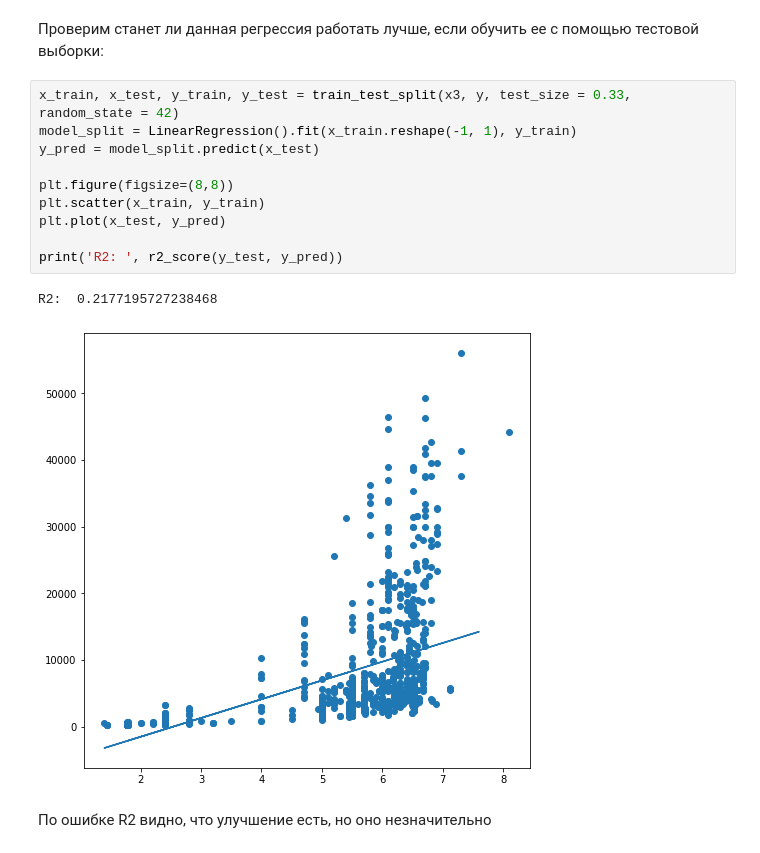
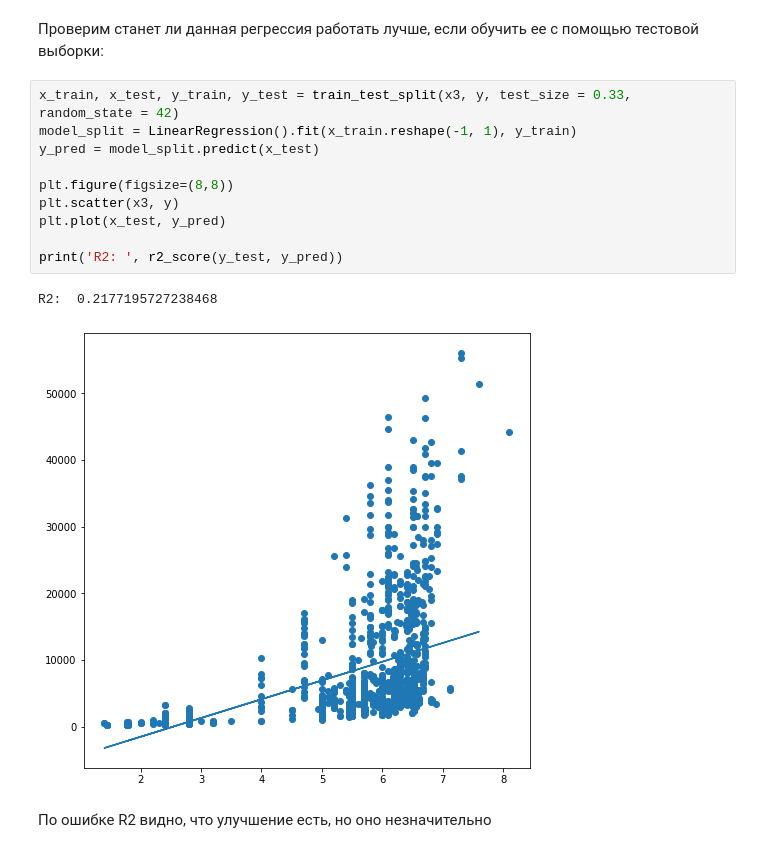
Before and after one commit to kiotokio/IDP, a Jupyter notebook: LinearRegression.ipynb, the cells around one changed output. Drawn from its saved outputs; the diff is of its cells as text.

```diff
--- a/LinearRegression.ipynb
+++ b/LinearRegression.ipynb
@@ -85,15 +86,15 @@ R2:  0.21048454046830956
 # %%
 x_train, x_test, y_train, y_test = train_test_split(x3, y, test_size = 0.33, random_state = 42)
 model_split = LinearRegression().fit(x_train.reshape(-1, 1), y_train)
 y_pred = model_split.predict(x_test)
 
 plt.figure(figsize=(8,8))
-plt.scatter(x_train, y_train)
+plt.scatter(x3, y)
 plt.plot(x_test, y_pred)
 
 print('R2: ', r2_score(y_test, y_pred))
 # %% [output]
 R2:  0.2177195727238468
-[figure, old version]
+[figure, new version]
 # %% [markdown]
 По ошибке R2 видно, что улучшение есть, но оно незначительно
```
Also changed, not shown: parts of 2 cells of this notebook.
